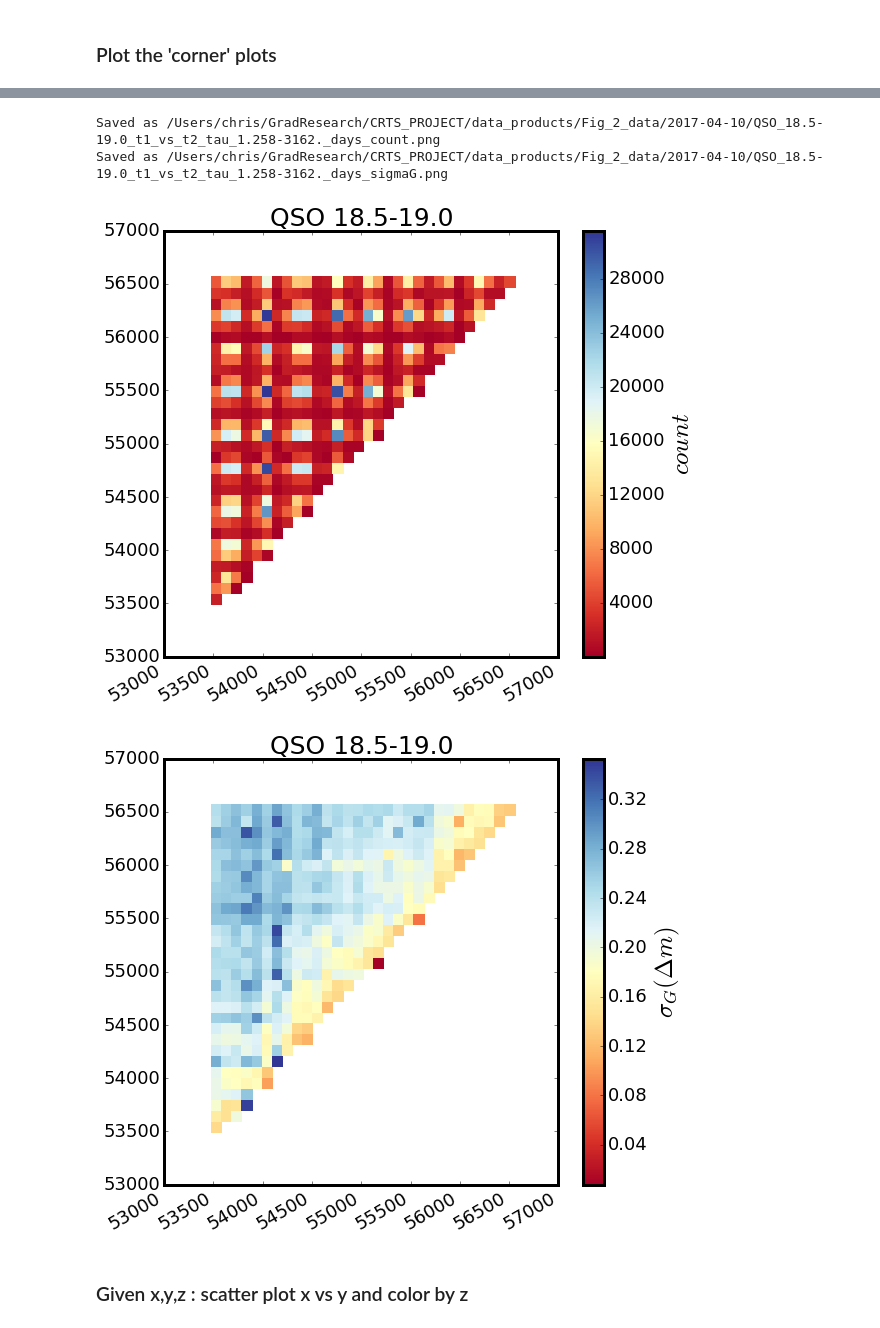
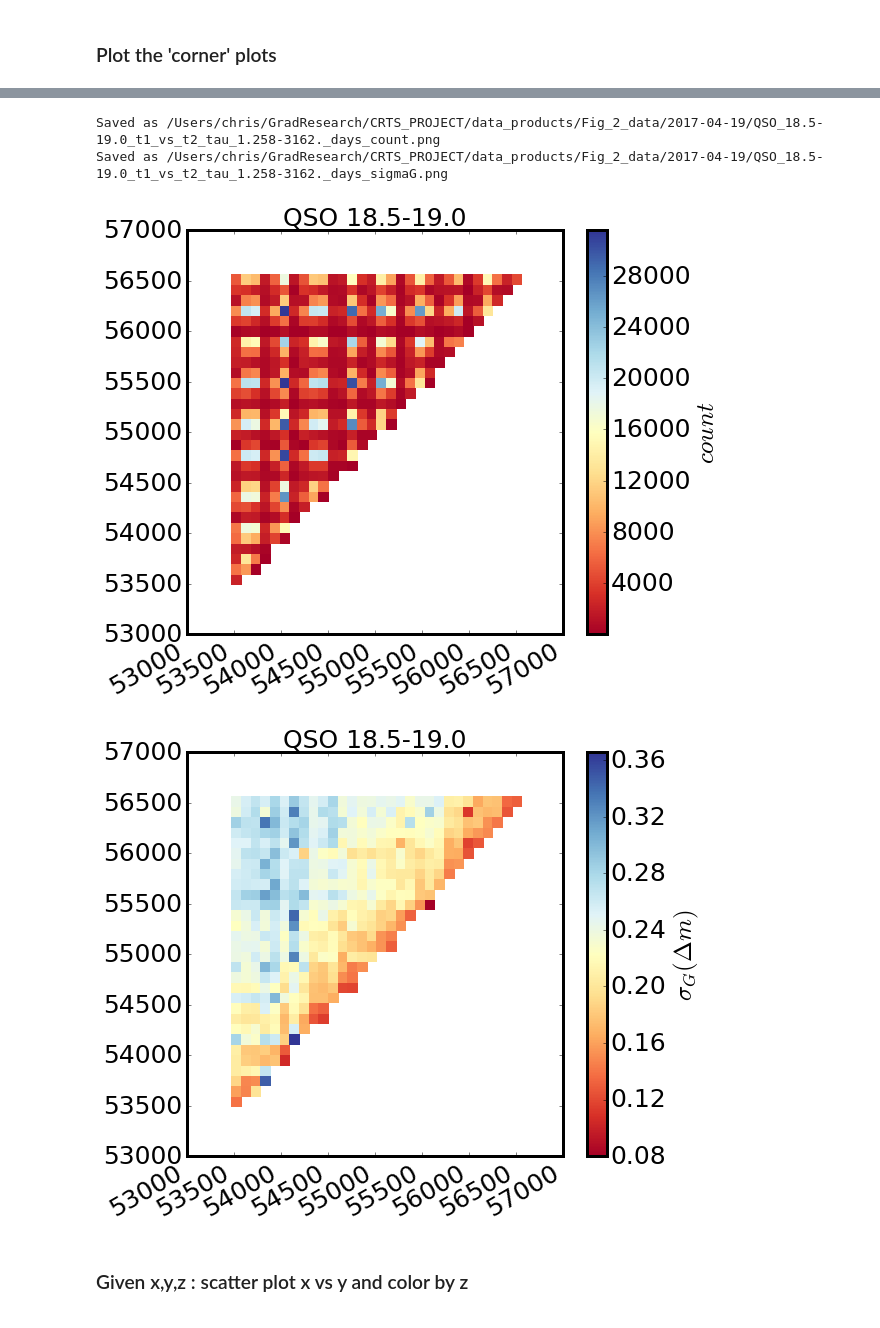
Before and after one commit to suberlak/CRTS_PROJECT, a Jupyter notebook: D_Fig_2_CRTS_sel_r_cut.ipynb, the cells around one changed output, grey strips where cells are left out. Saved outputs shown, nothing was run; the diff lists cells and outputs as text; code cells hidden in the pictures.

```diff
--- a/D_Fig_2_CRTS_sel_r_cut.ipynb
+++ b/D_Fig_2_CRTS_sel_r_cut.ipynb
@@ -851,0 +718,19 @@ Using magnitude range   18.50 < mag < 19.00
+# %%
+# Save the QSO, stellar detailed master files into bigger combined files...
+
+
+for obj in ['qso', 'stars'] :
+    for i in range(len(Min_arr)) :
+        Min = Min_arr[i]
+        Max = Max_arr[i]
+        np.save(outDir + obj+'_' +str(Min)+'-'+str(Max) , detail_dic[obj][Min])
+# %%
+# Load the files if needed later ....
+detail_dic = {}
+for obj in ['qso', 'stars'] :
+    detail_dic[obj] = {}
+
+    for i in range(len(Min_arr)) :
+        Min = Min_arr[i]
+        Max = Max_arr[i]
+        detail_dic[obj][Min] = np.load(outDir + obj+'_' +str(Min)+'-'+str(Max) , detail_dic[obj][Min]).item()
@@ -867,32 +799,17 @@ from scipy.stats import binned_statistic_2d
 # %%
+from scipy.stats import binned_statistic_2d
+
 # Plot the t1 vs t2...
 
 pre = 'QSO' # 'Stars' # 'QSO'
 Min =  18.5
 Max = Min + 0.5
-#tau_min_arr = [np.power(10,tau) for tau in [2.69,2.82, 2.93]]
-#tau_max_arr = [np.power(10,tau) for tau in [2.77, 2.9, 3.0 ]]
-
-# select all points ...
-tau_min_arr = [np.power(10,tau) for tau in [0.1]]#[2.69]] #    [2.82, 2.93] ]
-tau_max_arr = [np.power(10,tau) for tau in [3.5]]
 
 
-x = np.zeros(0) ; y = np.zeros(0) ;  z = np.zeros(0)
-
-for i in range(len(tau_min_arr)):
-    tau_min = tau_min_arr[i]
-    tau_max = tau_max_arr[i]
-
-    mask_in = (tau_min < out_dic[Min]['tau']) * (out_dic[Min]['tau'] < tau_max)
-    t1  = out_dic[Min]['t1'][mask_in]
-    t2  = out_dic[Min]['t2'][mask_in]
-    xi  = out_dic[Min]['xi'][mask_in]
-
-
-    x = np.append(x, t1)
-    y = np.append(y, t2)
-    z = np.append(z, xi)
+obj = 'qso'
+x = detail_dic[obj][Min]['t1']
+y = detail_dic[obj][Min]['t2']
+z = detail_dic[obj][Min]['xi']
 
 def func(num) :
     return 0.7413*(np.percentile(num, 75) - np.percentile(num,25))
@@ -900,8 +817,7 @@ def func(num) :
 
 # set bin size for both plots ....
 bin_size_days = 100
-nbins = int((max(t1) - min(t1)) / bin_size_days )
-
+nbins = int((max(x) - min(x)) / bin_size_days )
 
 # plot 1 :  t1 vs t2 colored by  count
 stats = binned_statistic_2d(x, y, values = z, statistic='count', bins=nbins)
@@ -930,37 +846,37 @@ title = pre+'_'+str(Min)+'-'+str(Max)+'_t1_vs_t2_tau_'+str(tau_min)[:5]+'-'+str(
 plt.savefig(outDir + title, bbox_inches='tight')
 print('Saved as %s'%(outDir+title))
 
 
 # plot 2 :  t1 vs t2 colored by  sigmaG(xi) per bin
 
 stats = binned_statistic_2d(x, y, values = z, statistic=func, bins=nbins)
 
 z_sigma, x_edges, y_edges = stats[0], stats[1], stats[2]
 # replace all nan's by 0 ...
 z_sigma[np.isnan(z_sigma)] =0
 z_reduce  =  z_sigma # [:-1, :-1] no need to reduce here because x_edges are already given with the right size
 z_min, z_max = z_reduce.min(), np.abs(z_reduce).max()
 z_rot = np.rot90(z_reduce)  # rotate and flip to properly display...
 z_rot_flip = np.flipud(z_rot)
 z_masked = np.ma.masked_where(z_rot_flip == 0 , z_rot_flip)  # mask out zeros...
 
 # Plot 2D histogram using pcolor
 fig,ax = plt.subplots(1,1, figsize=(8,7))
 image = ax.pcolormesh(x_edges,y_edges,z_masked, cmap=cm)  # np.log10(z_masked) gives log counts
 fig.autofmt_xdate()
 plt.tight_layout()
 colorbar = fig.colorbar(image, ax = ax,  orientation='vertical')
 colorbar.set_label(r'$\sigma_{G}(\Delta m)$', fontsize=25)
 
 ax.set_title(pre+' '+ str(Min)+'-'+str(Min+0.5), fontsize=25)
 title = pre+'_'+str(Min)+'-'+str(Max)+'_t1_vs_t2_tau_'+str(tau_min)[:5]+'-'+str(tau_max)[:5]+'_days_sigmaG.png'
 plt.savefig(outDir + title, bbox_inches='tight')
 print('Saved as %s'%(outDir+title))
 # %% [output]
-Saved as /Users/chris/GradResearch/CRTS_PROJECT/data_products/Fig_2_data/2017-04-10/QSO_18.5-19.0_t1_vs_t2_tau_1.258-3162._days_count.png
-Saved as /Users/chris/GradResearch/CRTS_PROJECT/data_products/Fig_2_data/2017-04-10/QSO_18.5-19.0_t1_vs_t2_tau_1.258-3162._days_sigmaG.png
+Saved as /Users/chris/GradResearch/CRTS_PROJECT/data_products/Fig_2_data/2017-04-19/QSO_18.5-19.0_t1_vs_t2_tau_1.258-3162._days_count.png
+Saved as /Users/chris/GradResearch/CRTS_PROJECT/data_products/Fig_2_data/2017-04-19/QSO_18.5-19.0_t1_vs_t2_tau_1.258-3162._days_sigmaG.png
-[figure, old version]
+[figure, new version]
-[figure, old version]
+[figure, new version]
 # %% [markdown]
 ### Given x,y,z : scatter plot x vs y and color by z
 # %%
```
Also changed, not shown: parts of 35 cells of this notebook, 1 other file.
